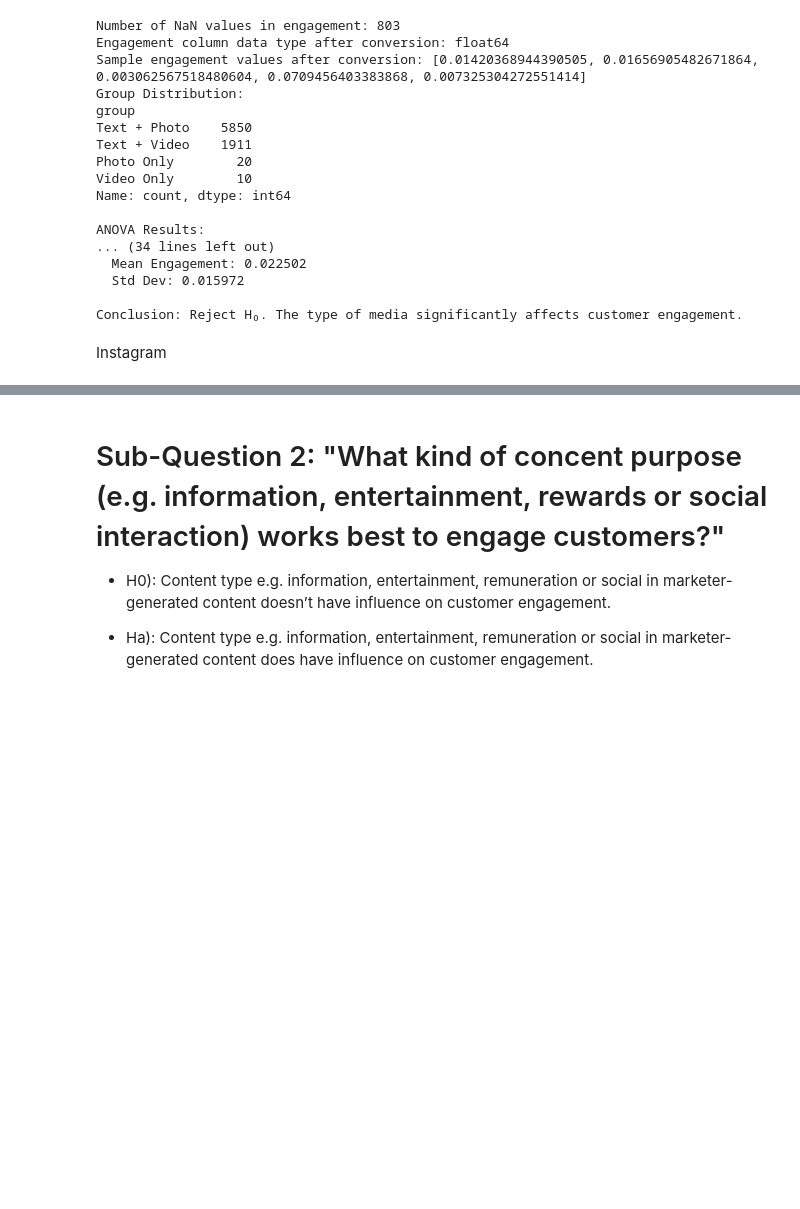
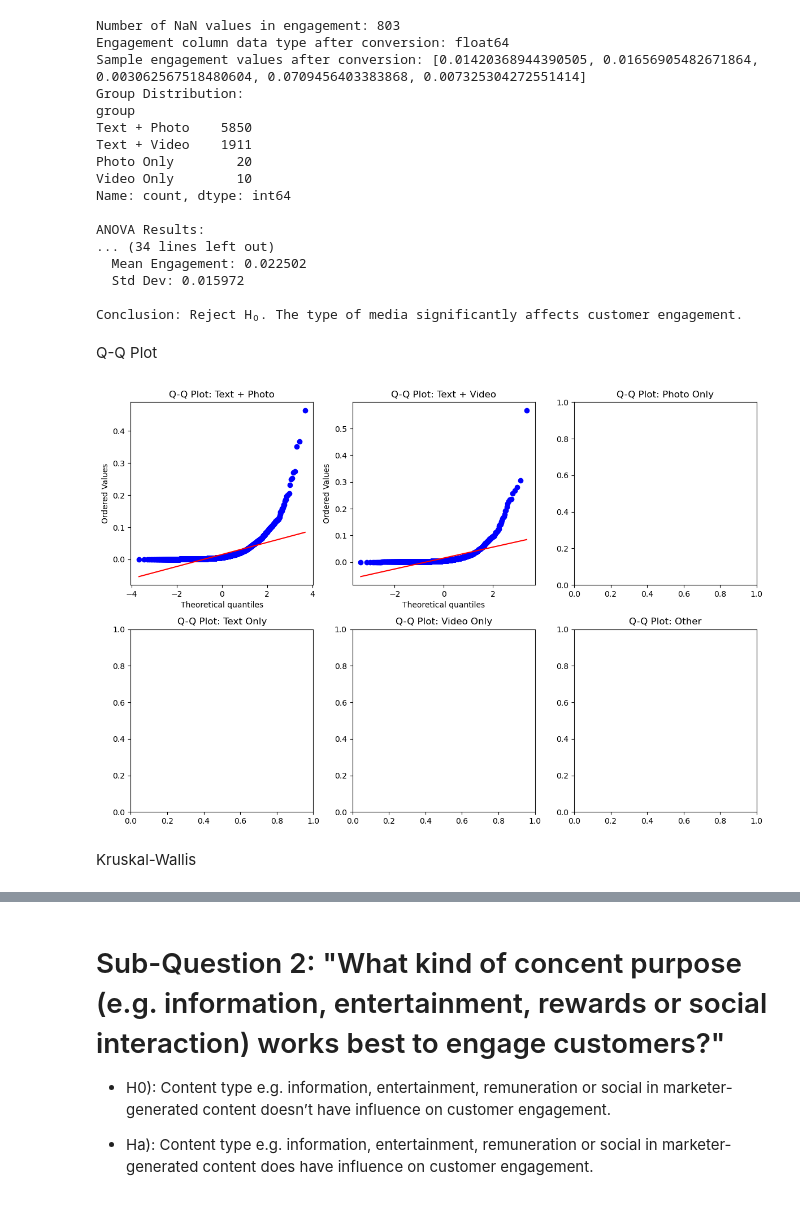
Before and after one commit to ziyuka/DMS, a Jupyter notebook: DMS_GamingIndustry.ipynb, the cells around one changed output, grey strips where cells are left out. Cells and saved outputs as stored; diff of their text form; code cells hidden in the pictures; blank space fills up the shorter version.

```diff
--- a/DMS_GamingIndustry.ipynb
+++ b/DMS_GamingIndustry.ipynb
@@ -698,6 +846,21 @@ ANOVA Results:
   Std Dev: 0.015972
 
 Conclusion: Reject H₀. The type of media significantly affects customer engagement.
-# %% [markdown]
-Instagram
+# %% [markdown]
+Q-Q Plot
+# %%
+plt.figure(figsize=(12, 8))
+for i, group in enumerate(["Text + Photo", "Text + Video", "Photo Only", "Text Only", "Video Only", "Other"]):
+    engagements = IG_data[IG_data['group'] == group]['engagement'].dropna()
+
+    plt.subplot(2, 3, i + 1)
+    stats.probplot(engagements, dist="norm", plot=plt)
+    plt.title(f"Q-Q Plot: {group}")
+
+plt.tight_layout()
+plt.show()
+# %% [output]
+[figure, added]
+# %% [markdown]
+Kruskal-Wallis
 # %%
```
Also changed, not shown: parts of 27 cells of this notebook.
